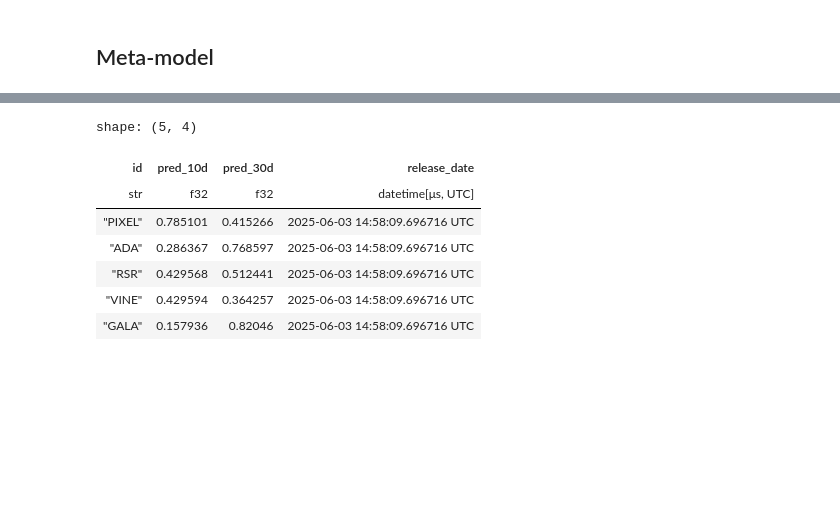
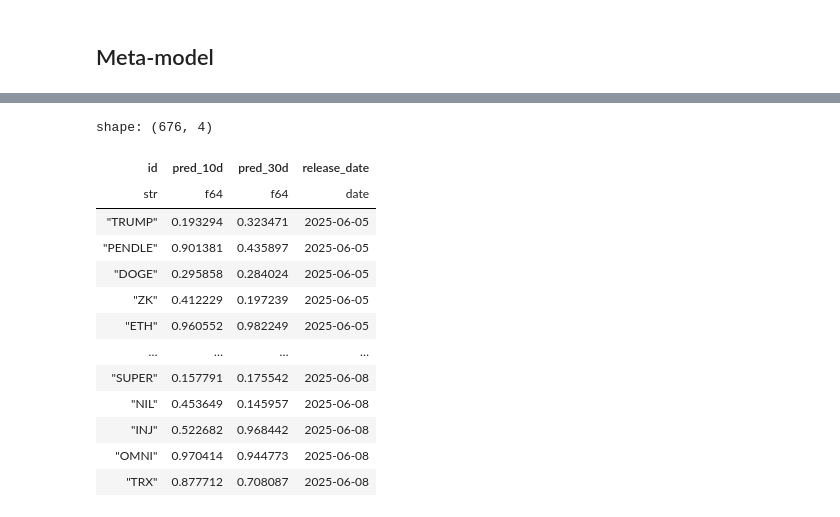
Before and after one commit to crowdcent/crowdcent-challenge, a Jupyter notebook: docs/tutorials/client-cheatsheet.ipynb, the cells around one changed output, grey strips where cells are left out. Cells and saved outputs as stored; diff of their text form; code cells hidden in the pictures; blank space fills up the shorter version.

```diff
--- a/docs/tutorials/client-cheatsheet.ipynb
+++ b/docs/tutorials/client-cheatsheet.ipynb
@@ -76,5 +106,5 @@ for slot in range(1, 6):
 ## Meta-model
 # %%
 client.download_meta_model(dest_path="meta_model.parquet")
-pl.read_parquet("meta_model.parquet").head()
+pl.read_parquet("meta_model.parquet")
 # %% [output]
@@ -83,8 +113,14 @@ pl.read_parquet("meta_model.parquet").head()
-shape: (5, 4)
+shape: (676, 4)
 | id | pred_10d | pred_30d | release_date |
-| str | f32 | f32 | datetime[μs, UTC] |
-| "PIXEL" | 0.785101 | 0.415266 | 2025-06-03 14:58:09.696716 UTC |
-| "ADA" | 0.286367 | 0.768597 | 2025-06-03 14:58:09.696716 UTC |
-| "RSR" | 0.429568 | 0.512441 | 2025-06-03 14:58:09.696716 UTC |
-| "VINE" | 0.429594 | 0.364257 | 2025-06-03 14:58:09.696716 UTC |
-| "GALA" | 0.157936 | 0.82046 | 2025-06-03 14:58:09.696716 UTC |
+| str | f64 | f64 | date |
+| "TRUMP" | 0.193294 | 0.323471 | 2025-06-05 |
+| "PENDLE" | 0.901381 | 0.435897 | 2025-06-05 |
+| "DOGE" | 0.295858 | 0.284024 | 2025-06-05 |
+| "ZK" | 0.412229 | 0.197239 | 2025-06-05 |
+| "ETH" | 0.960552 | 0.982249 | 2025-06-05 |
+| … | … | … | … |
+| "SUPER" | 0.157791 | 0.175542 | 2025-06-08 |
+| "NIL" | 0.453649 | 0.145957 | 2025-06-08 |
+| "INJ" | 0.522682 | 0.968442 | 2025-06-08 |
+| "OMNI" | 0.970414 | 0.944773 | 2025-06-08 |
+| "TRX" | 0.877712 | 0.708087 | 2025-06-08 |
```
Also changed, not shown: parts of 9 cells of this notebook, 7 other files.
